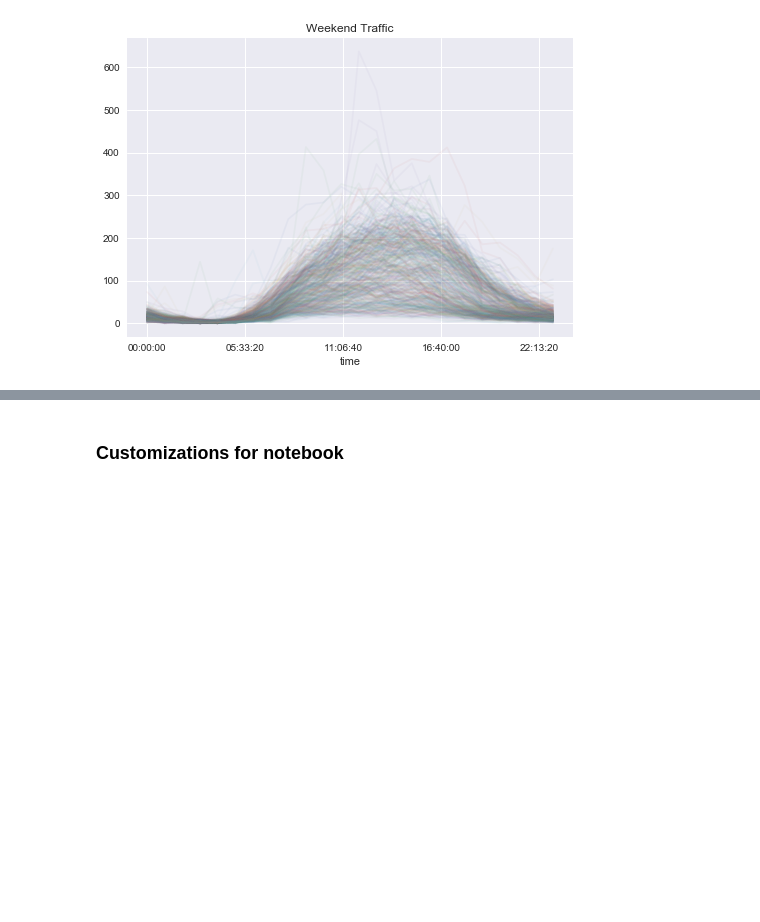
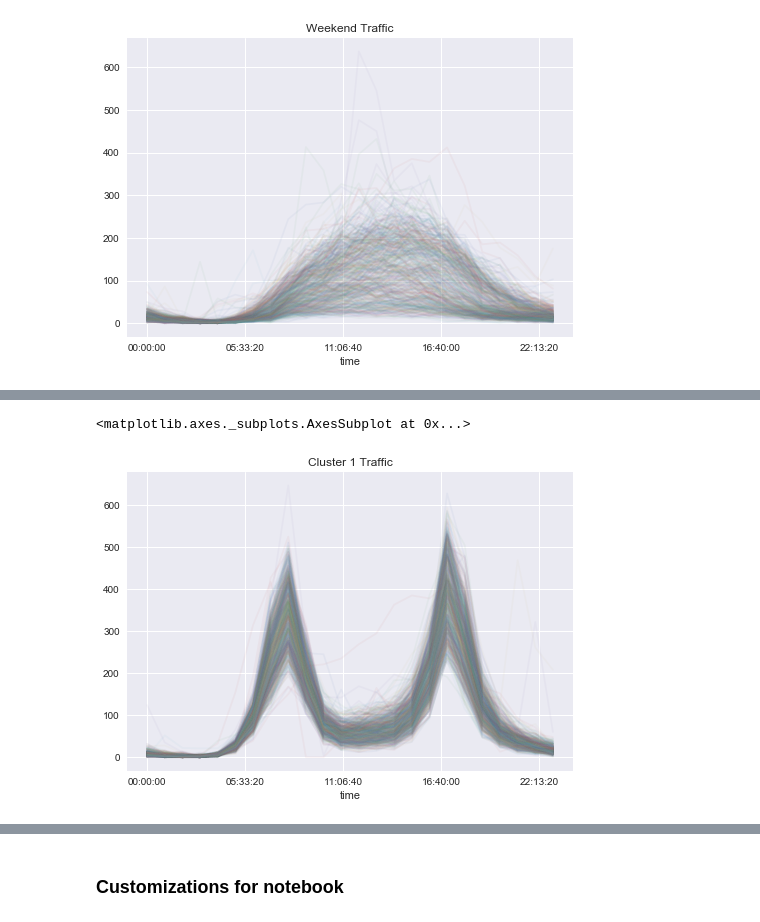
Before and after one commit to coolum001/BikeTripAnalysisNotebookProject, a Jupyter notebook: develop/2018-2-11-dc-BikeTripAnalysisNotebook.ipynb, the cells around one changed output, grey strips where cells are left out. Saved outputs shown, nothing was run; the diff lists cells and outputs as text; code cells hidden in the pictures; blank space fills up the shorter version.

```diff
--- a/develop/2018-2-11-dc-BikeTripAnalysisNotebook.ipynb
+++ b/develop/2018-2-11-dc-BikeTripAnalysisNotebook.ipynb
@@ -279,0 +272,6 @@ hpivoted.plot(legend=False, alpha=0.05, title='Weekend Traffic')
+# %%
+clust2 = kmean_input[kmeans.labels_==1]
+clust2.T.plot(legend=False, alpha=0.05, title='Cluster 1 Traffic')
+# %% [output]
+<matplotlib.axes._subplots.AxesSubplot at 0x...>
+[figure, added]
```
Also changed, not shown: parts of 23 cells of this notebook, 1 other file.
